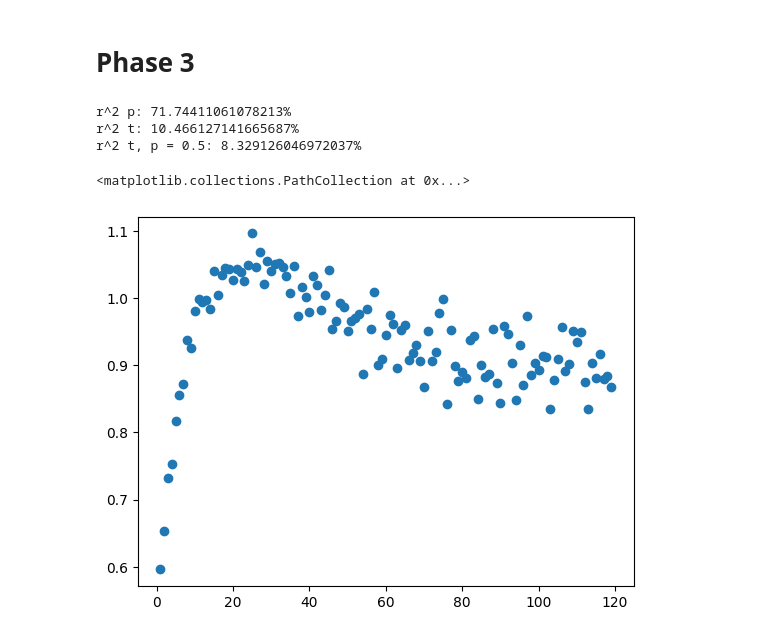
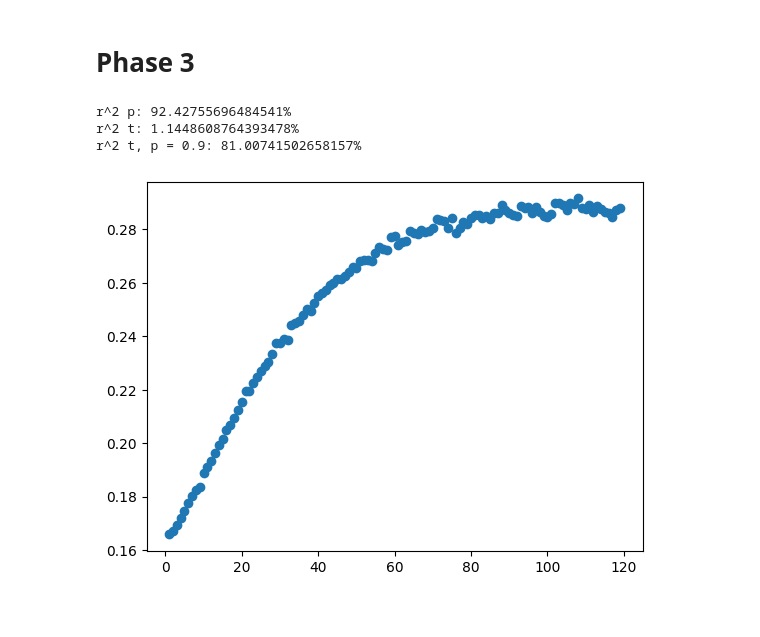
Before and after one commit to theFroodyOne/Physics344Assignment6, a Jupyter notebook: dataAnalysis.ipynb, the cells around one changed output. Cells and saved outputs as stored; diff of their text form; code cells hidden in the pictures.

Commit message:
Bug fixed->data changed

```diff
--- a/dataAnalysis.ipynb
+++ b/dataAnalysis.ipynb
@@ -73,27 +73,26 @@ r^2 p: 99.08951669294794%
 # %%
 reader = csv.reader(open("./data/phase3/data.csv", "r"))
 next(reader)
 data = [row for row in reader]
-currentp = 0.5
+currentp = 0.9
 p = [float(datum[0]) for datum in data]
 t = [float(datum[1]) for datum in data]
 tp = [float(datum[1]) for datum in data if round(float(datum[0]), 1) == currentp]
 v = [float(datum[2]) for datum in data]
 vp = [float(datum[2]) for datum in data if round(float(datum[0]), 1) == currentp]
 mqp = [float(datum[3]) for datum in data if round(float(datum[0]), 1) == currentp]
 gqp = [float(datum[4]) for datum in data if round(float(datum[0]), 1) == currentp]
 aqp = [float(datum[5]) for datum in data if round(float(datum[0]), 1) == currentp]
 print("r^2 p: " + str(np.corrcoef(v, p)[0][1]**2*100) + "%")
 print("r^2 t: " + str(np.corrcoef(v, t)[0][1]**2*100) + "%")
 print("r^2 t, p = " + str(currentp) + ": " + str(np.corrcoef(vp, tp)[0][1]**2*100) + "%")
 plt.scatter(tp, vp)
 #plt.scatter(tp, mqp)
 #plt.scatter(tp, gqp)
 #plt.scatter(tp, aqp)
-#plt.savefig("./data/phase3/v_vs_t_p=" + str(currentp) + ".png")
+plt.savefig("./data/phase3/v_vs_t_p=" + str(currentp) + ".png")
 # %% [output]
-r^2 p: 71.74411061078213%
-r^2 t: 10.466127141665687%
-r^2 t, p = 0.5: 8.329126046972037%
+r^2 p: 92.42755696484541%
+r^2 t: 1.1448608764393478%
+r^2 t, p = 0.9: 81.00741502658157%
-<matplotlib.collections.PathCollection at 0x...>
-[figure, old version]
+[figure, new version]
```
Also changed, not shown: 13 other files.
